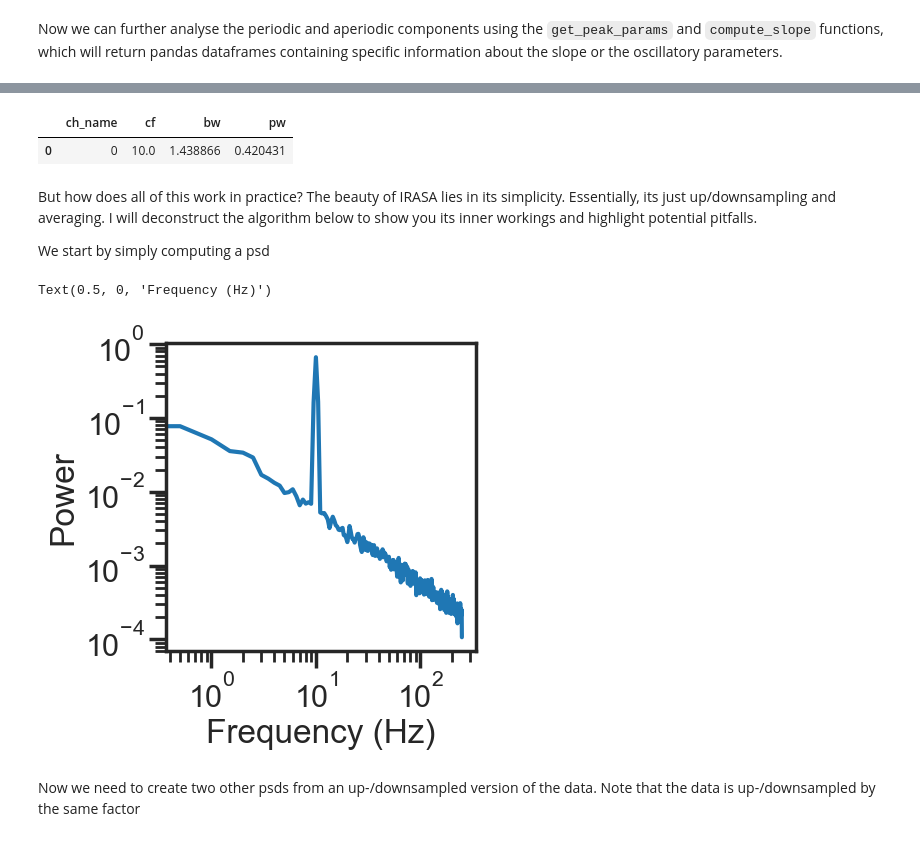
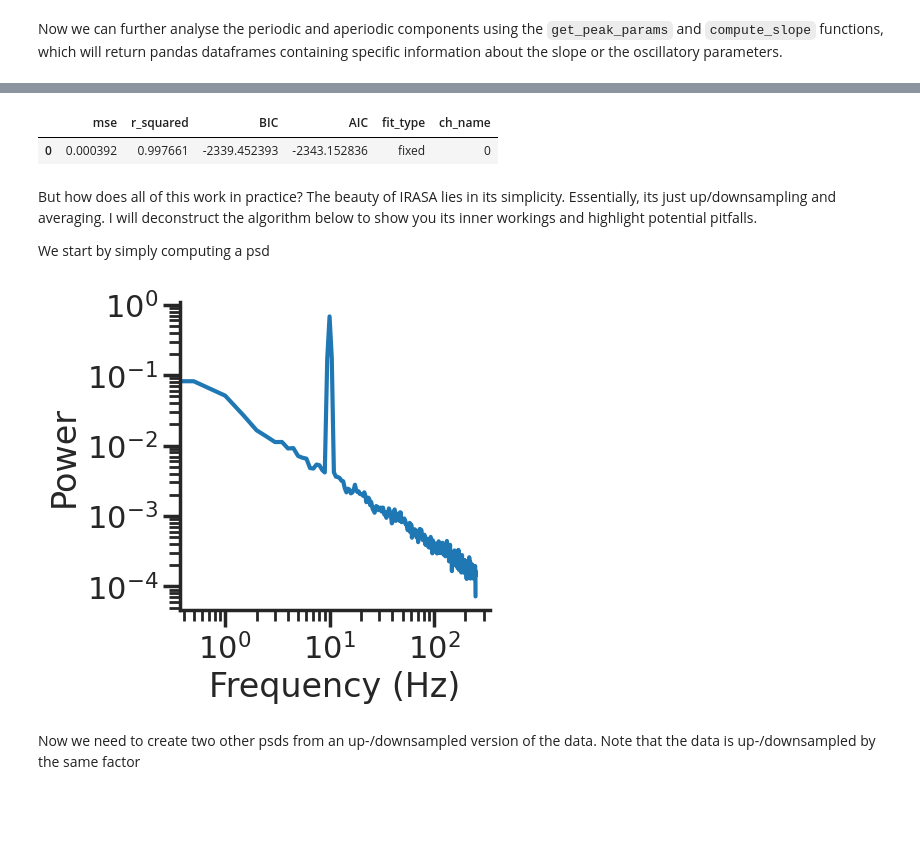
Before and after one commit to schmidtfa/pyrasa, a Jupyter notebook: examples/basic_functionality.ipynb, the cells around one changed output, grey strips where cells are left out. Drawn from its saved outputs; the diff is of its cells as text; code cells hidden in the pictures; blank space fills up the shorter version.

```diff
--- a/examples/basic_functionality.ipynb
+++ b/examples/basic_functionality.ipynb
@@ -13,6 +13,12 @@ import pandas as pd
 
 sns.set_style('ticks')
 sns.set_context('poster')
+
+import matplotlib as mpl
+new_rc_params = {'text.usetex': False,
+                 "svg.fonttype": 'none'
+}
+mpl.rcParams.update(new_rc_params)
 # %% [markdown]
 We first simulate a signal with a single oscillation and a spectral slope of -1
 # %%
@@ -90,10 +96,8 @@ ap_params
-# %%
-# %% get periodic stuff
-from pyrasa.utils.peak_utils import get_peak_params
-get_peak_params(psd_p, freqs=freq_irasa)
-# %% [output]
-|  | ch_name | cf | bw | pw |
-| 0 | 0 | 10.0 | 1.438866 | 0.420431 |
+# %%
+gof_params
+# %% [output]
+|  | mse | r_squared | BIC | AIC | fit_type | ch_name |
+| 0 | 0.000392 | 0.997661 | -2339.452393 | -2343.152836 | fixed | 0 |
 # %% [markdown]
 But how does all of this work in practice? The beauty of IRASA lies in its simplicity. Essentially, its just up/downsampling and averaging. I will deconstruct the algorithm below to show you its inner workings and highlight potential pitfalls.
 
@@ -101,16 +105,16 @@ We start by simply computing a psd
 # %%
 kwargs_psd = {'nperseg': duration*fs,
               'noverlap': duration*fs*overlap}
 
 freq, psd = dsp.welch(sig, fs=fs, **kwargs_psd)
 
 f, ax = plt.subplots(figsize=(4,4))
 ax.loglog(freq, psd)
 ax.set_ylabel('Power')
 ax.set_xlabel('Frequency (Hz)')
+sns.despine()
 # %% [output]
-Text(0.5, 0, 'Frequency (Hz)')
-[figure, old version]
+[figure, new version]
 # %% [markdown]
 Now we need to create two other psds from an up-/downsampled version of the data.
 Note that the data is up-/downsampled by the same factor
```
Also changed, not shown: parts of 13 cells of this notebook, 32 other files.
